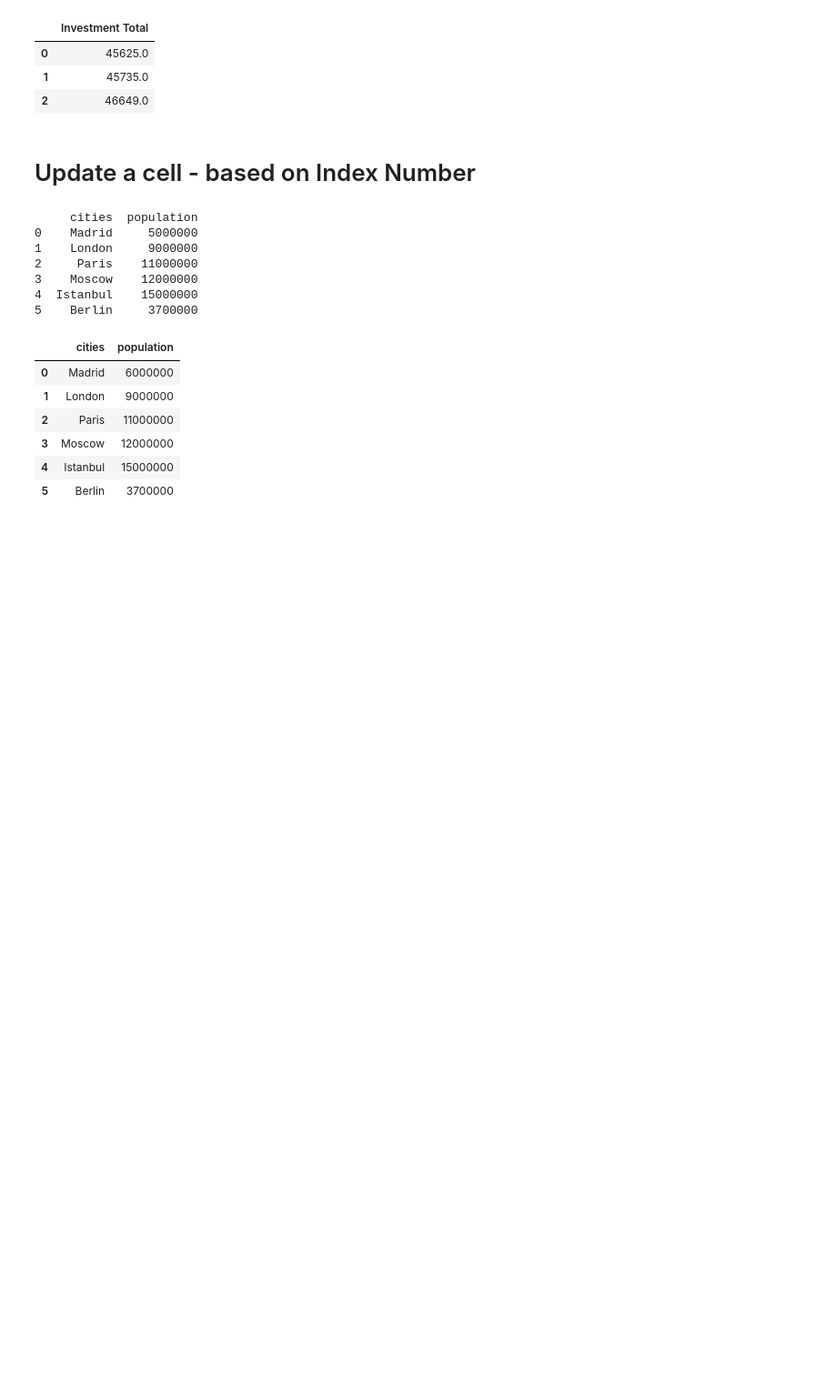
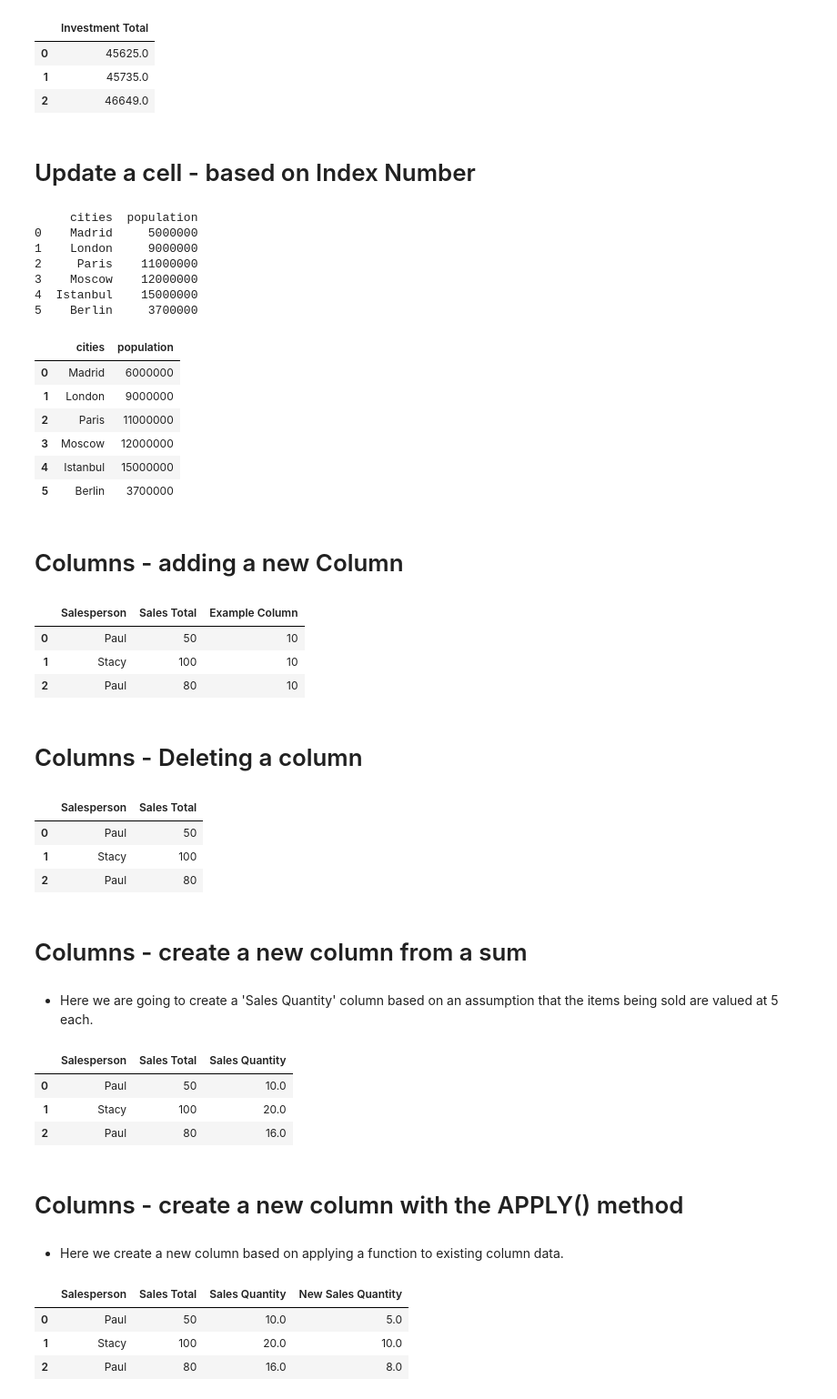
Before and after one commit to richardgourley/pandas-one-pagers, a Jupyter notebook: pandas-one-pager.ipynb, the cells around one changed output. Shown: that part at 91% size. Saved outputs shown, nothing was run; the diff lists cells and outputs as text; code cells hidden in the pictures; blank space fills up the shorter version.

```diff
--- a/pandas-one-pager.ipynb
+++ b/pandas-one-pager.ipynb
@@ -255,3 +272,51 @@ df
 | 3 | Moscow | 12000000 |
 | 4 | Istanbul | 15000000 |
 | 5 | Berlin | 3700000 |
+# %% [markdown]
+# Columns - adding a new Column
+# %%
+# Using df_sp (Salesperson sales totals from above)
+# All columns will have the same data
+df_sp['Example Column'] = 10
+df_sp
+# %% [output]
+|  | Salesperson | Sales Total | Example Column |
+| 0 | Paul | 50 | 10 |
+| 1 | Stacy | 100 | 10 |
+| 2 | Paul | 80 | 10 |
+# %% [markdown]
+# Columns - Deleting a column
+# %%
+del df_sp['Example Column']
+df_sp
+# %% [output]
+|  | Salesperson | Sales Total |
+| 0 | Paul | 50 |
+| 1 | Stacy | 100 |
+| 2 | Paul | 80 |
+# %% [markdown]
+# Columns - create a new column from a sum
+# %% [markdown]
+- Here we are going to create a 'Sales Quantity' column based on an assumption that the items being sold are valued at 5 each.
+# %%
+df_sp['Sales Quantity'] = df_sp['Sales Total'] / 5
+df_sp
+# %% [output]
+|  | Salesperson | Sales Total | Sales Quantity |
+| 0 | Paul | 50 | 10.0 |
+| 1 | Stacy | 100 | 20.0 |
+| 2 | Paul | 80 | 16.0 |
+# %% [markdown]
+# Columns - create a new column with the APPLY() method
+# %% [markdown]
+- Here we create a new column based on applying a function to existing column data.
+# %%
+def divide_by_10(sales_total):
+    return sales_total / 10
+df_sp['New Sales Quantity'] = df_sp['Sales Total'].apply(divide_by_10)
+df_sp
+# %% [output]
+|  | Salesperson | Sales Total | Sales Quantity | New Sales Quantity |
+| 0 | Paul | 50 | 10.0 | 5.0 |
+| 1 | Stacy | 100 | 20.0 | 10.0 |
+| 2 | Paul | 80 | 16.0 | 8.0 |
```
Also changed, not shown: parts of 17 cells of this notebook.
